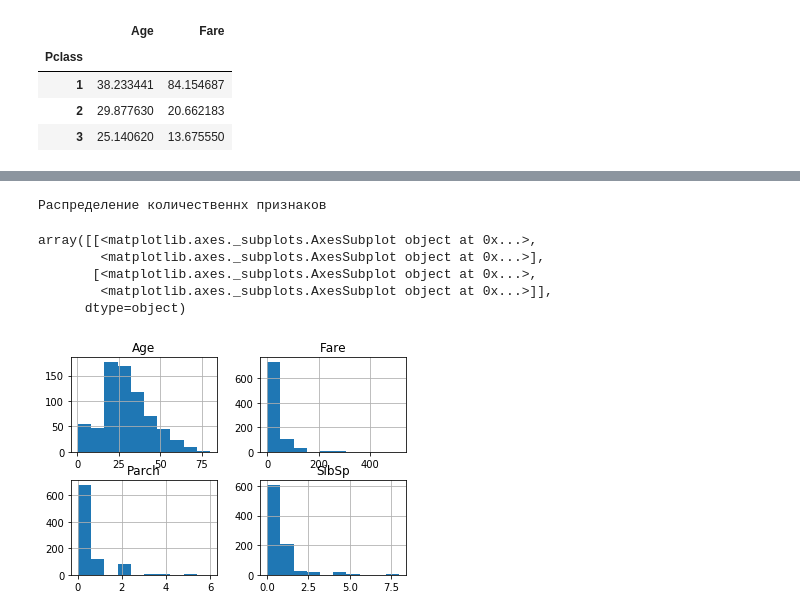
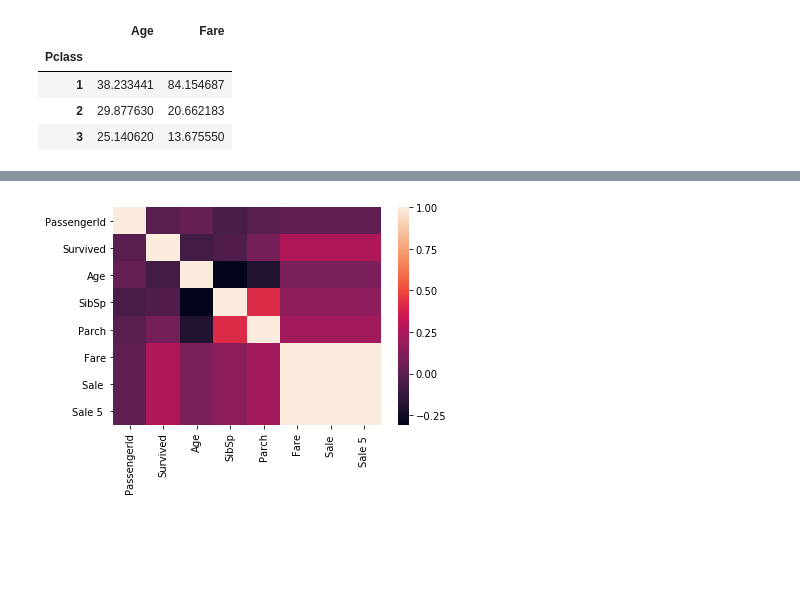
Before and after one commit to pyro-bot/AI_1, a Jupyter notebook: лабы_решения/1161_1/Хамидов/laba3/laba3.ipynb, the cells around one changed output, grey strips where cells are left out. Saved outputs shown, nothing was run; the diff lists cells and outputs as text; code cells hidden in the pictures; blank space fills up the shorter version.

```diff
--- a/лабы_решения/1161_1/Хамидов/laba3/laba3.ipynb
+++ b/лабы_решения/1161_1/Хамидов/laba3/laba3.ipynb
@@ -193,13 +204,8 @@ sns.heatmap(corrm, annot=True)
+# %%
+corr_matrix = df.drop(['Name', 'Ticket', 'Cabin',
+                      'Pclass'], axis=1).corr()
 # %%
-#наиболее коррелируемыми признаками являются Parch и SibSp
+sns.heatmap(corr_matrix); #КОРРЕЛЯЦИЯ КОЛИЧЕСТВЕННЫХ ПРИЗНАКОВ
+#наиболее коррелируемыми признаками являются SibSp
+# %% [output]
+[figure, added]
-# %%
-print("Распределение количественнх признаков")
-df[['Age', 'Fare', 'SibSp', 'Parch']].hist()
-# %% [output]
-Распределение количественнх признаков
-array([[<matplotlib.axes._subplots.AxesSubplot object at 0x...>,
-        <matplotlib.axes._subplots.AxesSubplot object at 0x...>],
-       [<matplotlib.axes._subplots.AxesSubplot object at 0x...>,
-        <matplotlib.axes._subplots.AxesSubplot object at 0x...>]],
-      dtype=object)
-[figure, removed]
```
Also changed, not shown: parts of 27 cells of this notebook.
